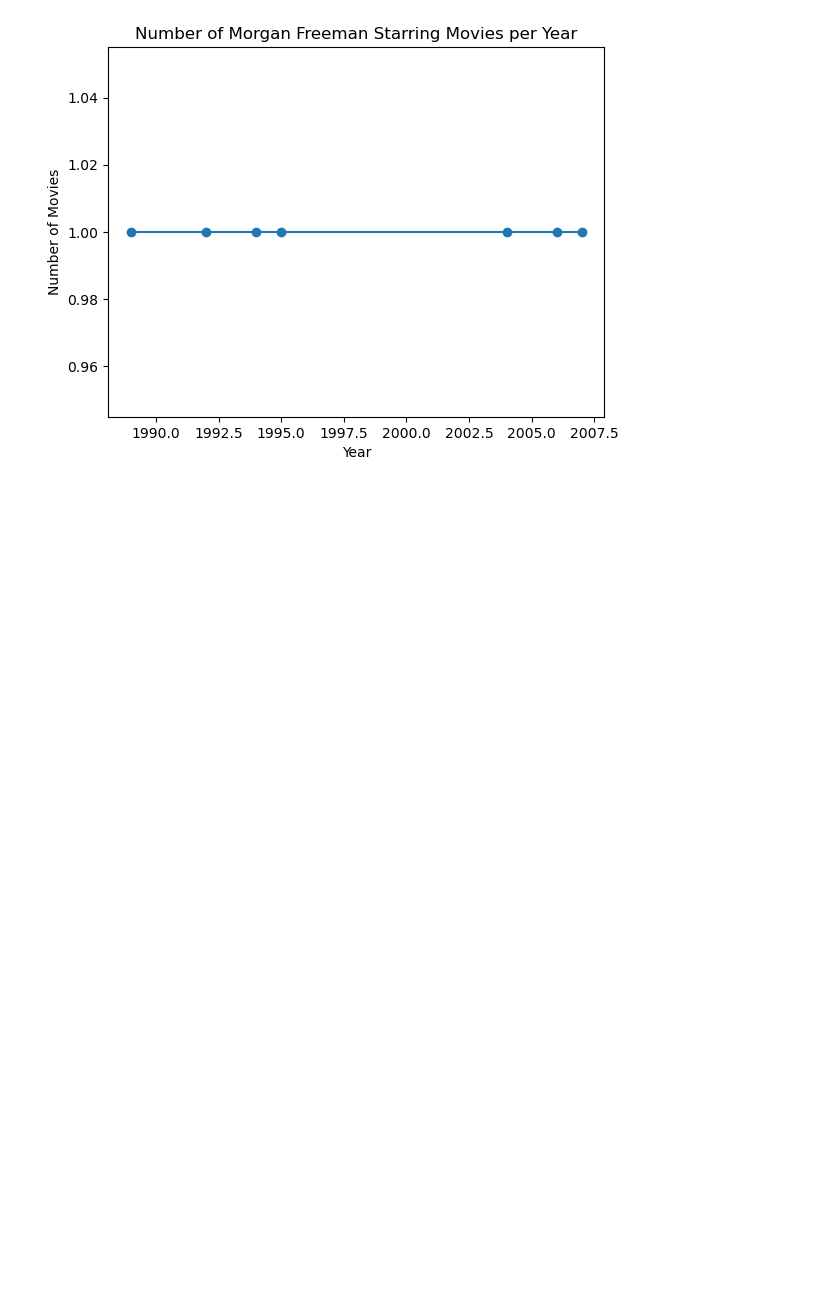
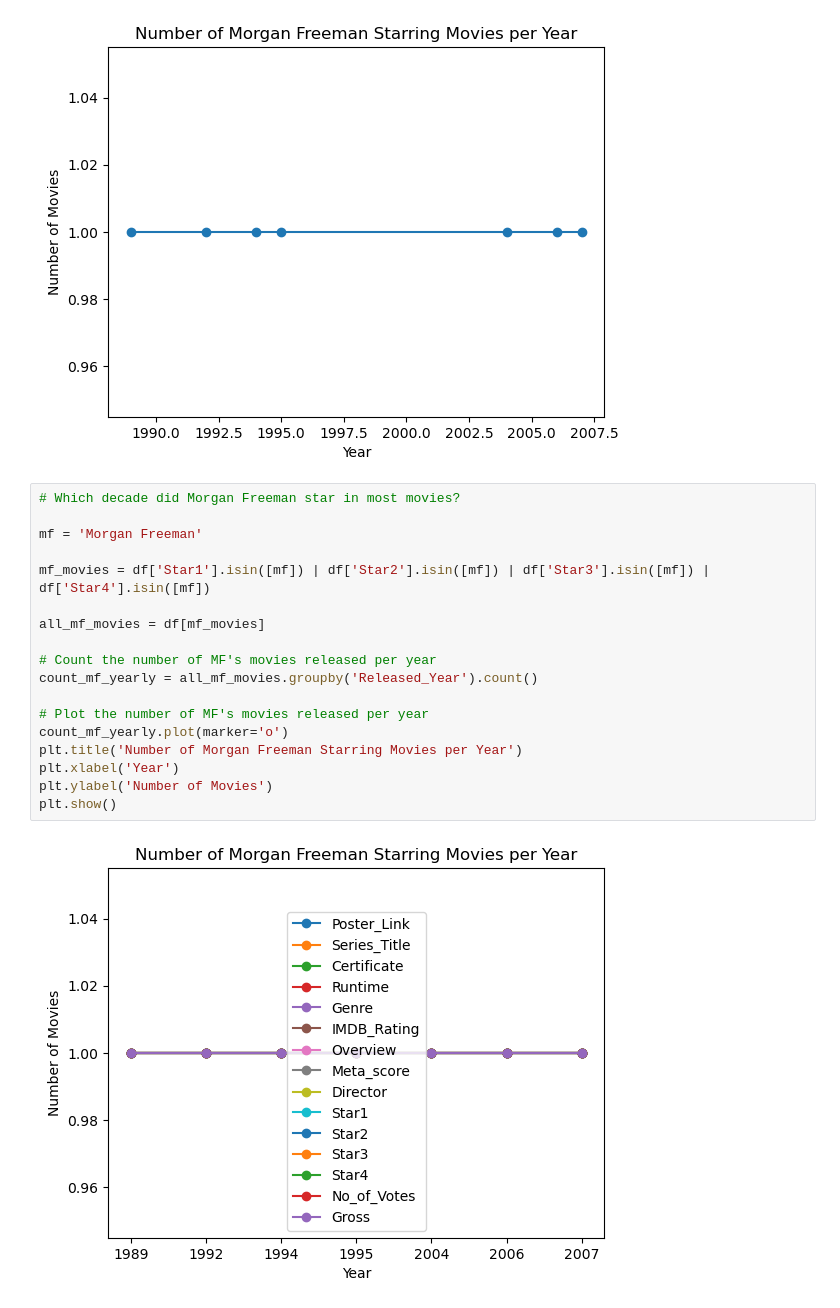
Before and after one commit to mbjurwald/assessment, a Jupyter notebook: MorganFreeman.ipynb, the cells around one changed output. Drawn from its saved outputs; the diff is of its cells as text; blank space fills up the shorter version.

```diff
--- a/MorganFreeman.ipynb
+++ b/MorganFreeman.ipynb
@@ -100,3 +100,23 @@ plt.ylabel('Number of Movies')
 plt.show()
 # %% [output]
 [figure]
+# %%
+# Which decade did Morgan Freeman star in most movies?
+
+mf = 'Morgan Freeman'
+
+mf_movies = df['Star1'].isin([mf]) | df['Star2'].isin([mf]) | df['Star3'].isin([mf]) | df['Star4'].isin([mf])
+
+all_mf_movies = df[mf_movies]
+
+# Count the number of MF's movies released per year
+count_mf_yearly = all_mf_movies.groupby('Released_Year').count()
+
+# Plot the number of MF's movies released per year
+count_mf_yearly.plot(marker='o')
+plt.title('Number of Morgan Freeman Starring Movies per Year')
+plt.xlabel('Year')
+plt.ylabel('Number of Movies')
+plt.show()
+# %% [output]
+[figure, added]
```
Also changed, not shown: 15 other files.
